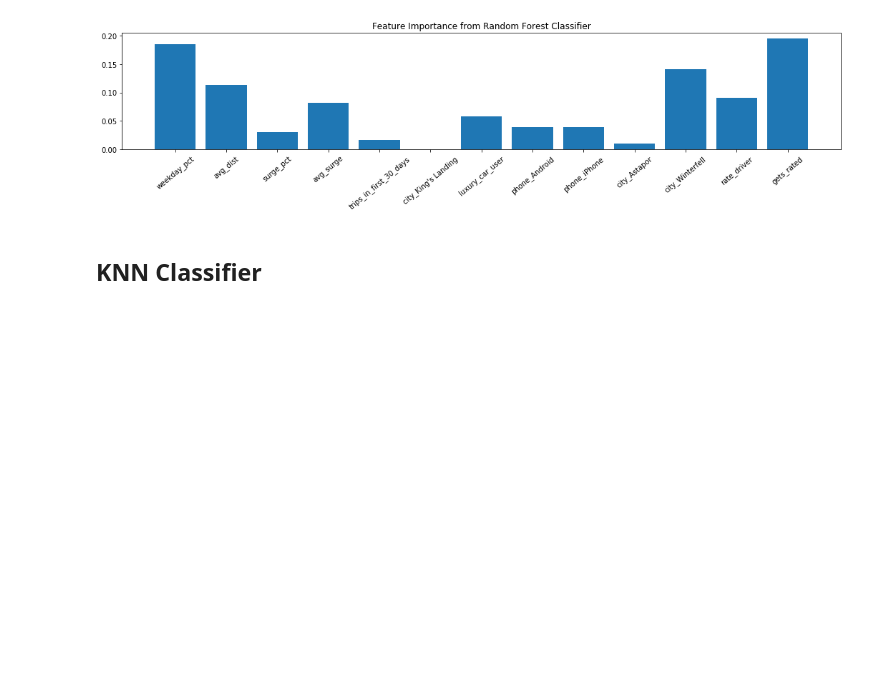
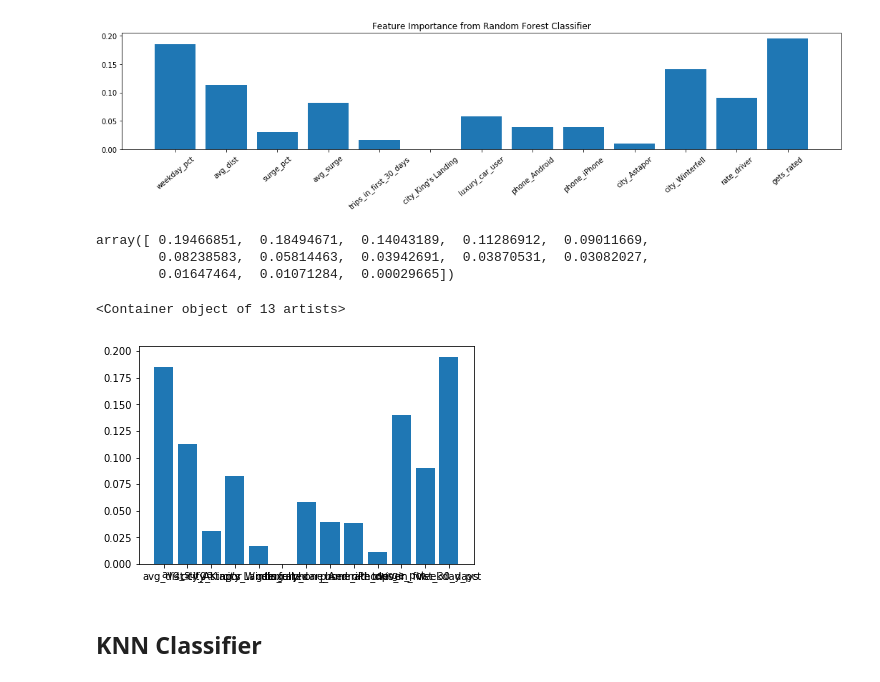
Before and after one commit to tysonjens/Churn-Prevention, a Jupyter notebook: Tyson.ipynb, the cells around one changed output. Saved outputs shown, nothing was run; the diff lists cells and outputs as text; code cells hidden in the pictures; blank space fills up the shorter version.

```diff
--- a/Tyson.ipynb
+++ b/Tyson.ipynb
@@ -163,6 +174,17 @@ ax1.bar(x=newname, height=newfi)
 ax1.set_xticklabels(newname, rotation=40);
 # %% [output]
 [figure]
+# %%
+newfi
+# %% [output]
+array([ 0.19466851,  0.18494671,  0.14043189,  0.11286912,  0.09011669,
+        0.08238583,  0.05814463,  0.03942691,  0.03870531,  0.03082027,
+        0.01647464,  0.01071284,  0.00029665])
+# %%
+plt.bar(x=newname, height=newfi, )
+# %% [output]
+<Container object of 13 artists>
+[figure, added]
 # %% [markdown]
 ## KNN Classifier
 # %%
```
Also changed, not shown: parts of 3 cells of this notebook.
